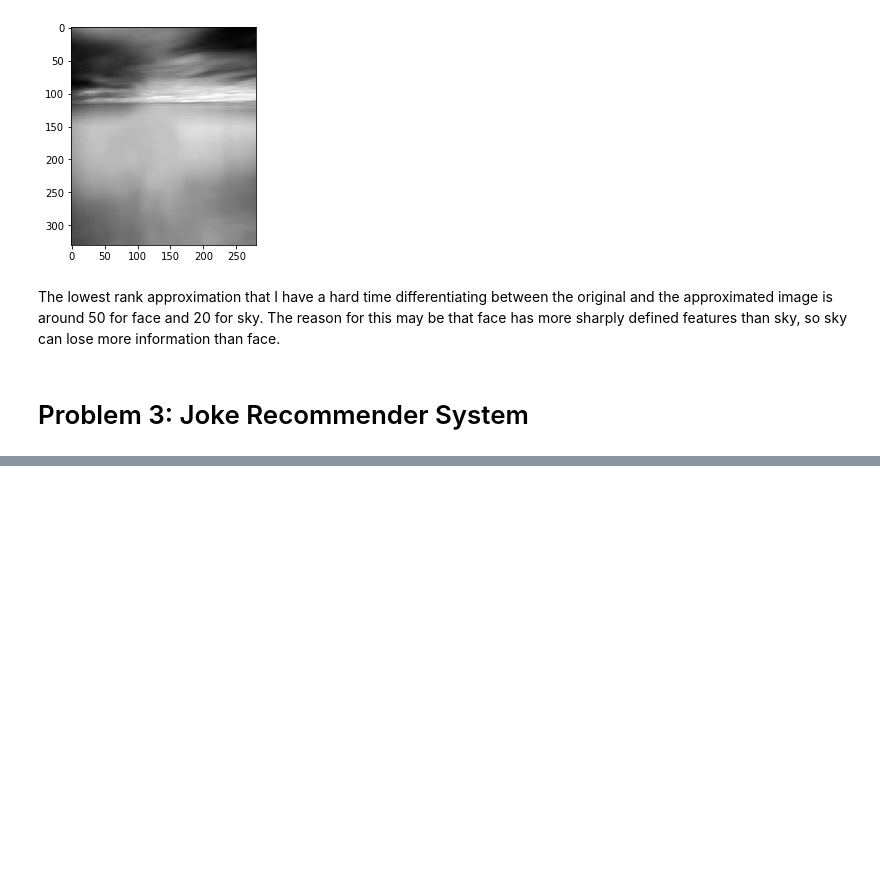
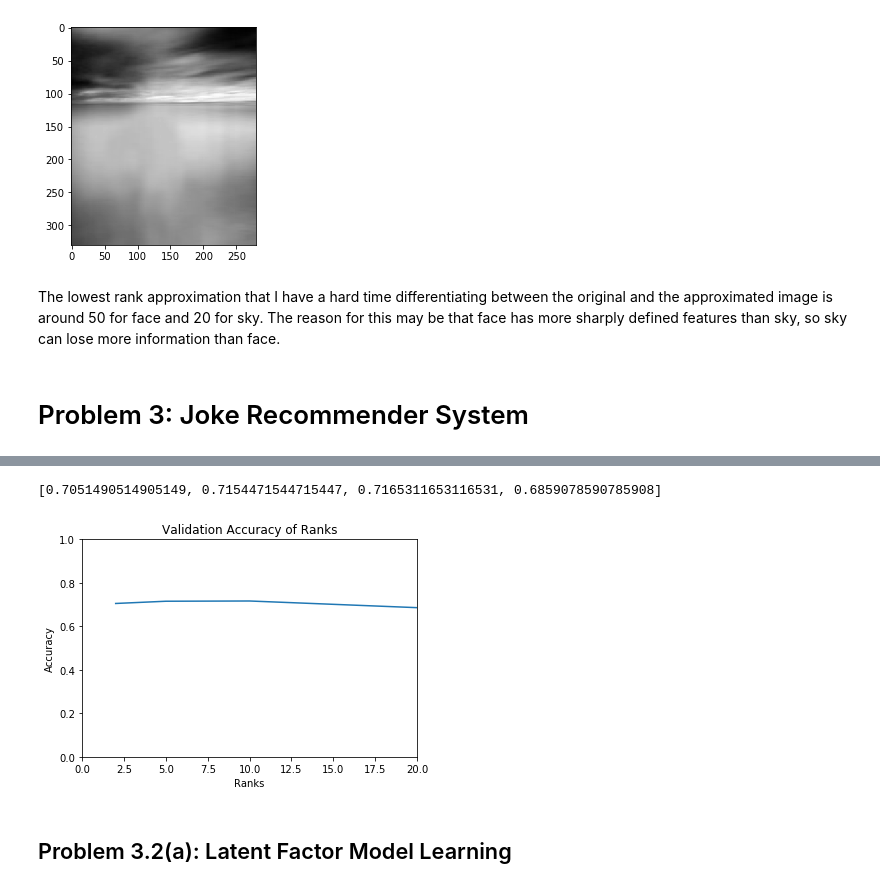
Before and after one commit to sunghew/cs189, a Jupyter notebook: hw7/hw7.ipynb, the cells around one changed output, grey strips where cells are left out. Saved outputs shown, nothing was run; the diff lists cells and outputs as text; code cells hidden in the pictures; blank space fills up the shorter version.

```diff
--- a/hw7/hw7.ipynb
+++ b/hw7/hw7.ipynb
@@ -241,0 +275,18 @@ for rank in ranks:
+# %%
+print accuracies
+
+plt.xlim([0, 20])
+plt.ylim([0, 1])
+plt.plot(ranks, accuracies)
+plt.title('Validation Accuracy of Ranks')
+ax = plt.gca()
+
+plt.xlabel('Ranks')
+plt.ylabel('Accuracy')
+plt.savefig('3.2accuracy.png', bbox_inches='tight')
+plt.show()
+# %% [output]
+[0.7051490514905149, 0.7154471544715447, 0.7165311653116531, 0.6859078590785908]
+[figure, added]
+# %% [markdown]
+## Problem 3.2(a): Latent Factor Model Learning
```
Also changed, not shown: parts of 14 cells of this notebook.
